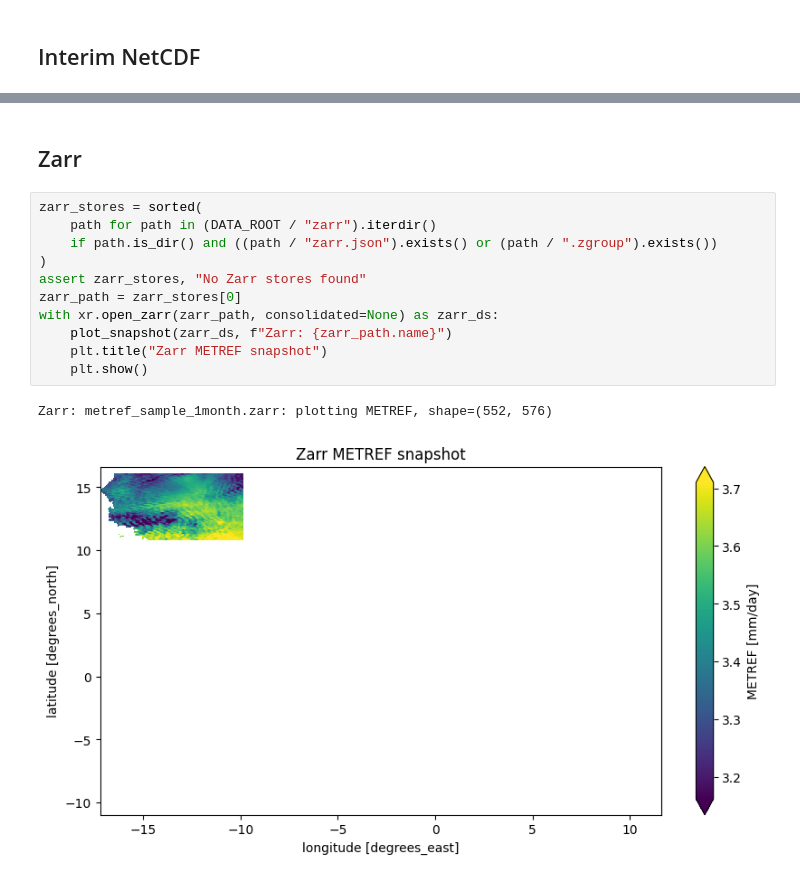
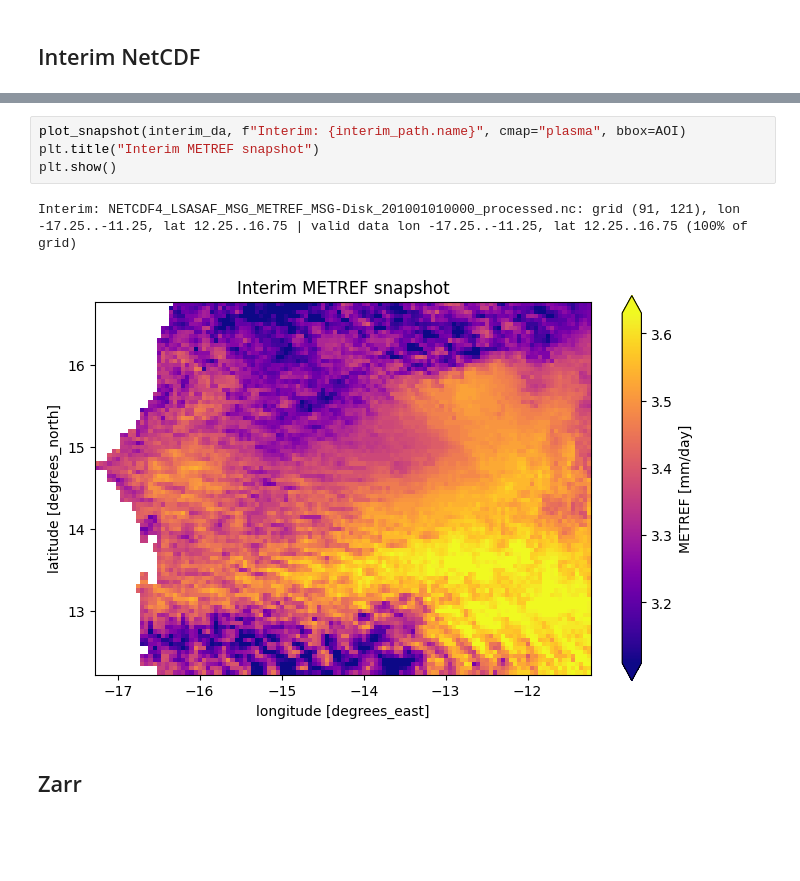
Before and after one commit to khizerzakir/tutorial-repo, a Jupyter notebook: code/notebooks/plot_data.ipynb, the cells around one changed output, grey strips where cells are left out. Cells and saved outputs as stored; diff of their text form; blank space fills up the shorter version.

```diff
--- a/code/notebooks/plot_data.ipynb
+++ b/code/notebooks/plot_data.ipynb
@@ -82,16 +163,9 @@ Interim: NETCDF4_LSASAF_MSG_METREF_MSG-Disk_201001010000_processed.nc: plotting
+# %%
+plot_snapshot(interim_da, f"Interim: {interim_path.name}", cmap="plasma", bbox=AOI)
+plt.title("Interim METREF snapshot")
+plt.show()
+# %% [output]
+Interim: NETCDF4_LSASAF_MSG_METREF_MSG-Disk_201001010000_processed.nc: grid (91, 121), lon -17.25..-11.25, lat 12.25..16.75 | valid data lon -17.25..-11.25, lat 12.25..16.75 (100% of grid)
+[figure, added]
 # %% [markdown]
 ## Zarr
-# %%
-zarr_stores = sorted(
-    path for path in (DATA_ROOT / "zarr").iterdir()
-    if path.is_dir() and ((path / "zarr.json").exists() or (path / ".zgroup").exists())
-)
-assert zarr_stores, "No Zarr stores found"
-zarr_path = zarr_stores[0]
-with xr.open_zarr(zarr_path, consolidated=None) as zarr_ds:
-    plot_snapshot(zarr_ds, f"Zarr: {zarr_path.name}")
-    plt.title("Zarr METREF snapshot")
-    plt.show()
-# %% [output]
-Zarr: metref_sample_1month.zarr: plotting METREF, shape=(552, 576)
-[figure, removed]
```
Also changed, not shown: parts of 16 cells of this notebook, 9 other files.
